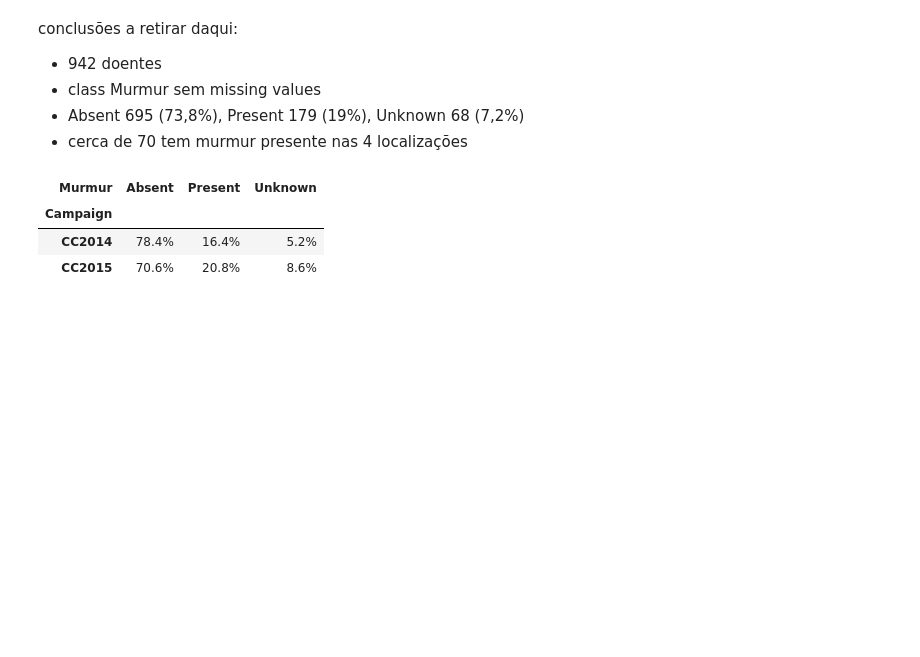
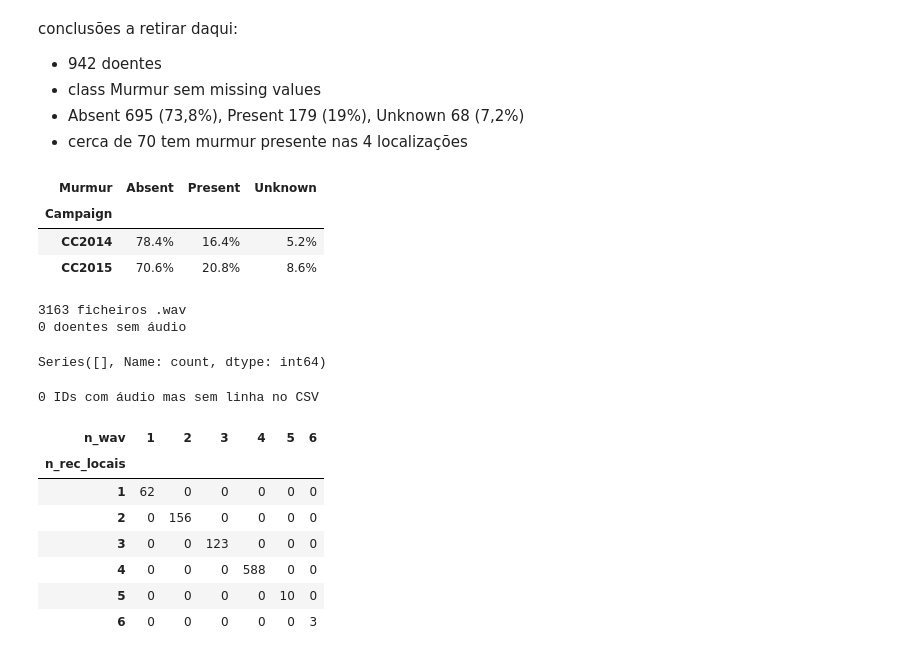
Before and after one commit to mariasantos151202/AC_project, a Jupyter notebook: data/data-analysis.ipynb, the cells around one changed output. Saved outputs shown, nothing was run; the diff lists cells and outputs as text; code cells hidden in the pictures; blank space fills up the shorter version.

Commit message:
análise exploratória dos dados + contagem os audios

```diff
--- a/data/data-analysis.ipynb
+++ b/data/data-analysis.ipynb
@@ -163,3 +163,42 @@ pd.crosstab(df["Campaign"], df["Murmur"], normalize="index").style.format("{:.1%
 | Campaign |  |  |  |
 | CC2014 | 78.4% | 16.4% | 5.2% |
 | CC2015 | 70.6% | 20.8% | 8.6% |
+# %%
+from pathlib import Path
+import pandas as pd
+from IPython.display import display
+
+DATA_DIR = Path("C:/Users/Maria/AC_project/data/data/circor/training_data")
+wavs = pd.DataFrame({"file": [p.name for p in DATA_DIR.glob("*.wav")]})
+wavs["patient_id"] = wavs["file"].str.split("_").str[0].astype(int)
+print(len(wavs), "ficheiros .wav")          # esperado: 3163
+
+# nº de ficheiros por doente
+n_wav = wavs.groupby("patient_id").size().rename("n_wav")
+d = df.merge(n_wav, left_on="Patient ID", right_index=True, how="left")
+d["n_wav"] = d["n_wav"].fillna(0).astype(int)
+
+# 1. Doentes no CSV sem nenhum áudio
+sem_audio = d[d["n_wav"] == 0]
+print(len(sem_audio), "doentes sem áudio")
+display(sem_audio["Murmur"].value_counts())
+
+# 2. O contrário: áudios de doentes que não estão no CSV
+extra = set(wavs["patient_id"]) - set(df["Patient ID"])
+print(len(extra), "IDs com áudio mas sem linha no CSV")
+
+# 3. Locais listados no CSV vs. ficheiros existentes
+display(pd.crosstab(d["n_rec_locais"], d["n_wav"]))
+# %% [output]
+3163 ficheiros .wav
+0 doentes sem áudio
+Series([], Name: count, dtype: int64)
+0 IDs com áudio mas sem linha no CSV
+| n_wav | 1 | 2 | 3 | 4 | 5 | 6 |
+| n_rec_locais |  |  |  |  |  |  |
+| 1 | 62 | 0 | 0 | 0 | 0 | 0 |
+| 2 | 0 | 156 | 0 | 0 | 0 | 0 |
+| 3 | 0 | 0 | 123 | 0 | 0 | 0 |
+| 4 | 0 | 0 | 0 | 588 | 0 | 0 |
+| 5 | 0 | 0 | 0 | 0 | 10 | 0 |
+| 6 | 0 | 0 | 0 | 0 | 0 | 3 |
```
